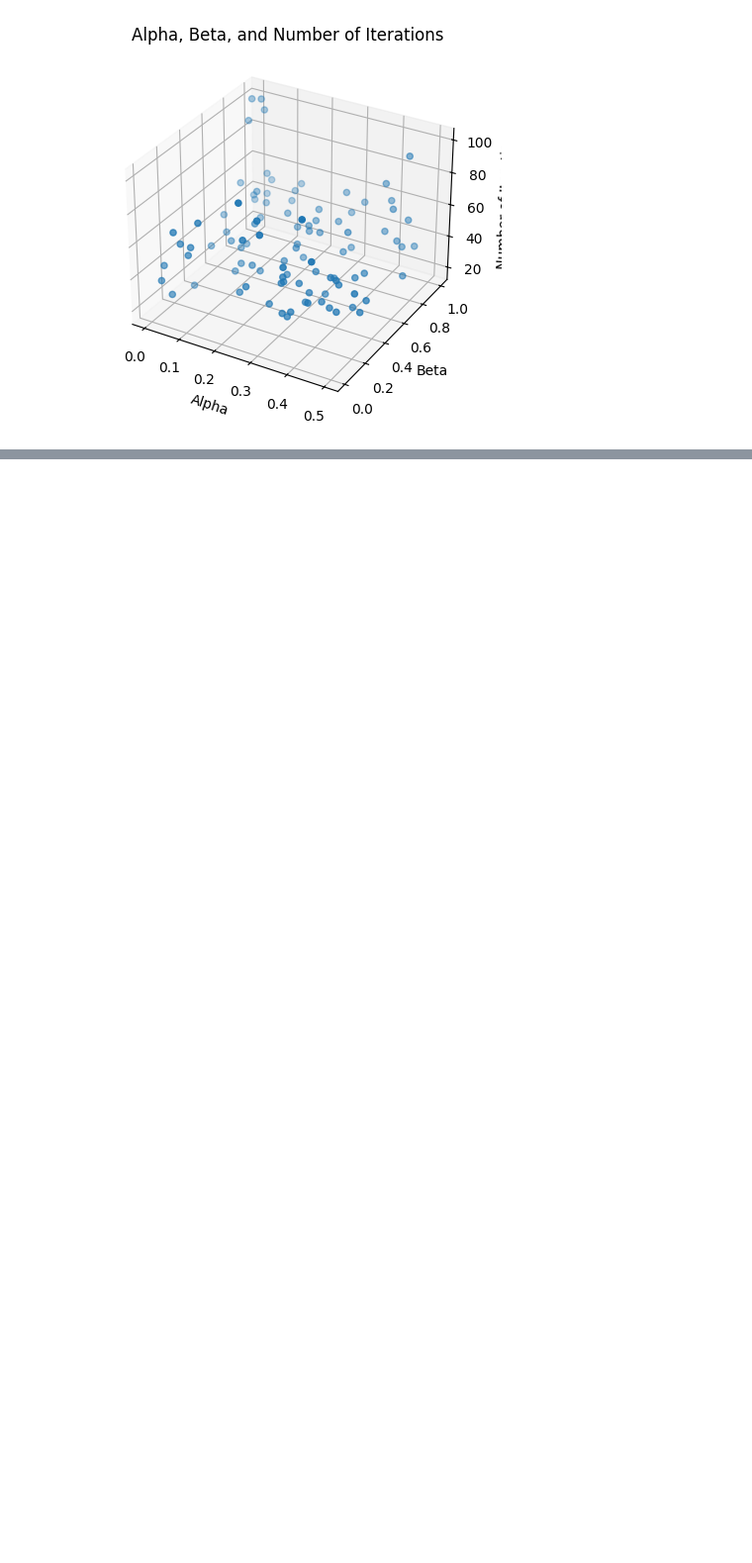
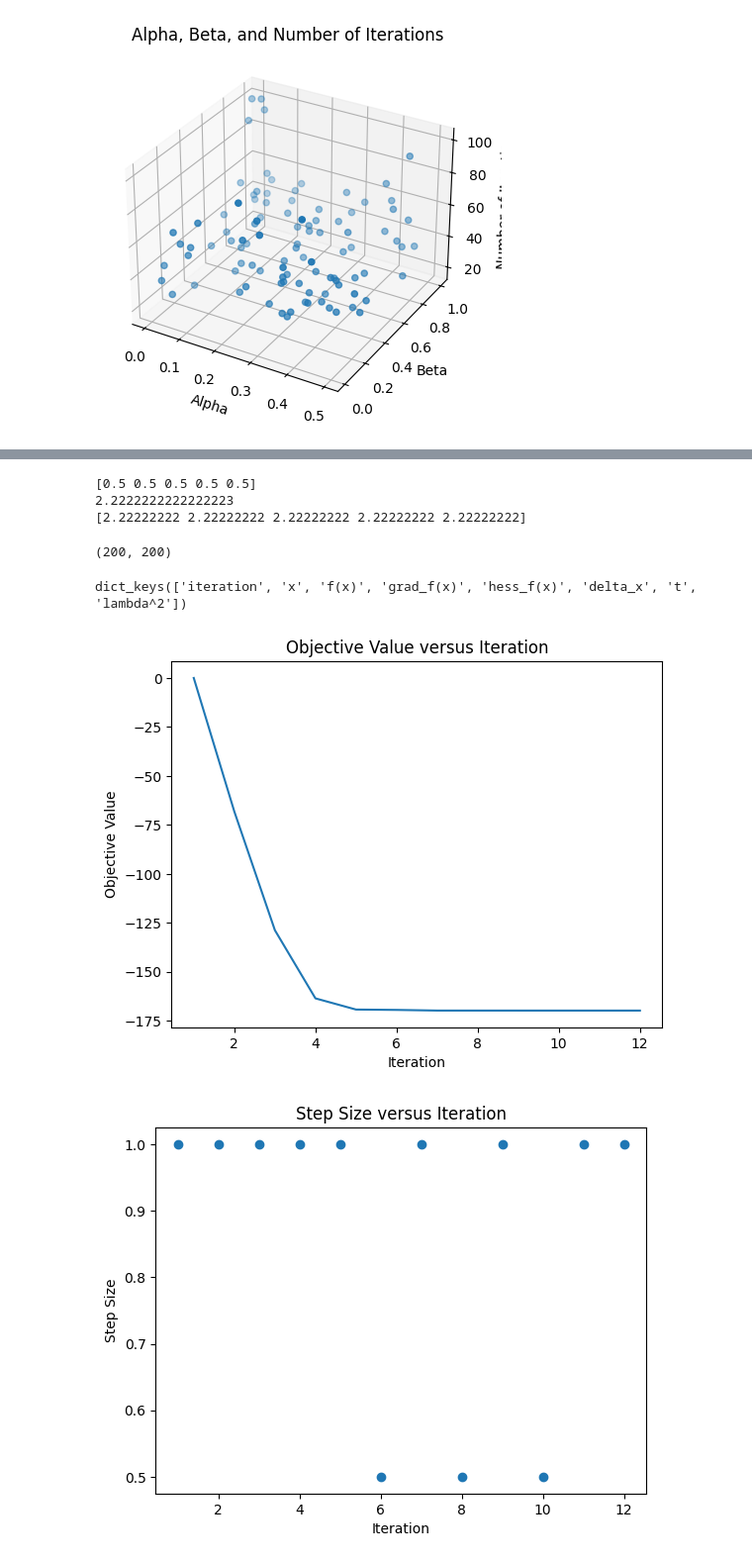
Before and after one commit to Hansespinosa2/cvx-opt-fall24, a Jupyter notebook: homework solutions/hw7/hw7-espinosa-code.ipynb, the cells around one changed output, grey strips where cells are left out. Shown at 99% size. Saved outputs shown, nothing was run; the diff lists cells and outputs as text; code cells hidden in the pictures; blank space fills up the shorter version.

Commit message:
Finish Additional problem 7.1

```diff
--- a/homework solutions/hw7/hw7-espinosa-code.ipynb
+++ b/homework solutions/hw7/hw7-espinosa-code.ipynb
@@ -224,0 +264,17 @@ plt.show()
+# %%
+# A lil testing
+print(x_test[:5])
+print( (1+x_test[0]**2) / (1-x_test[0]**2)**2 )
+print(((1+np.square(x_test)) / np.square((1-np.square(x_test))))[:5])
+# %% [output]
+[0.5 0.5 0.5 0.5 0.5]
+2.2222222222222223
+[2.22222222 2.22222222 2.22222222 2.22222222 2.22222222]
+# %%
+#Hessian
+def hess_f(A,x):
+    return A.T @ np.diag(1 / np.square(1 - A @ x)) @ A + np.diag((1+np.square(x)) / np.square((1-np.square(x))))
+
+hess_f(A_test, x_test).shape
+# %% [output]
+(200, 200)
@@ -224,0 +328,39 @@ plt.show()
+# %%
+#One shot so it is re-runnable
+A, x = set_problem_parameters()
+
+alpha, beta, epsilon = set_hyperparameters(epsilon=10e-8)
+
+
+results = newtons_method(A, x, alpha, beta, epsilon)
+results.keys()
+# %% [output]
+dict_keys(['iteration', 'x', 'f(x)', 'grad_f(x)', 'hess_f(x)', 'delta_x', 't', 'lambda^2'])
+# %%
+import matplotlib.pyplot as plt
+
+iters = results['iteration']
+f_vals = results['f(x)']
+ts = results['t']
+
+plt.plot(iters, f_vals)
+plt.title("Objective Value versus Iteration")
+plt.ylabel("Objective Value")
+plt.xlabel("Iteration")
+plt.show()
+
+plt.scatter(iters, ts)
+plt.title("Step Size versus Iteration")
+plt.ylabel('Step Size')
+plt.xlabel('Iteration')
+plt.show()
+
+plt.plot(iters, f_vals - min(f_vals))
+plt.yscale('log')
+plt.title("Optimality Gap Per Iteration")
+plt.ylabel("Optimality Gap")
+plt.xlabel("Iteration")
+plt.show()
+# %% [output]
+[figure, added]
+[figure, added]
```
Also changed, not shown: parts of 21 cells of this notebook, 9 other files.
